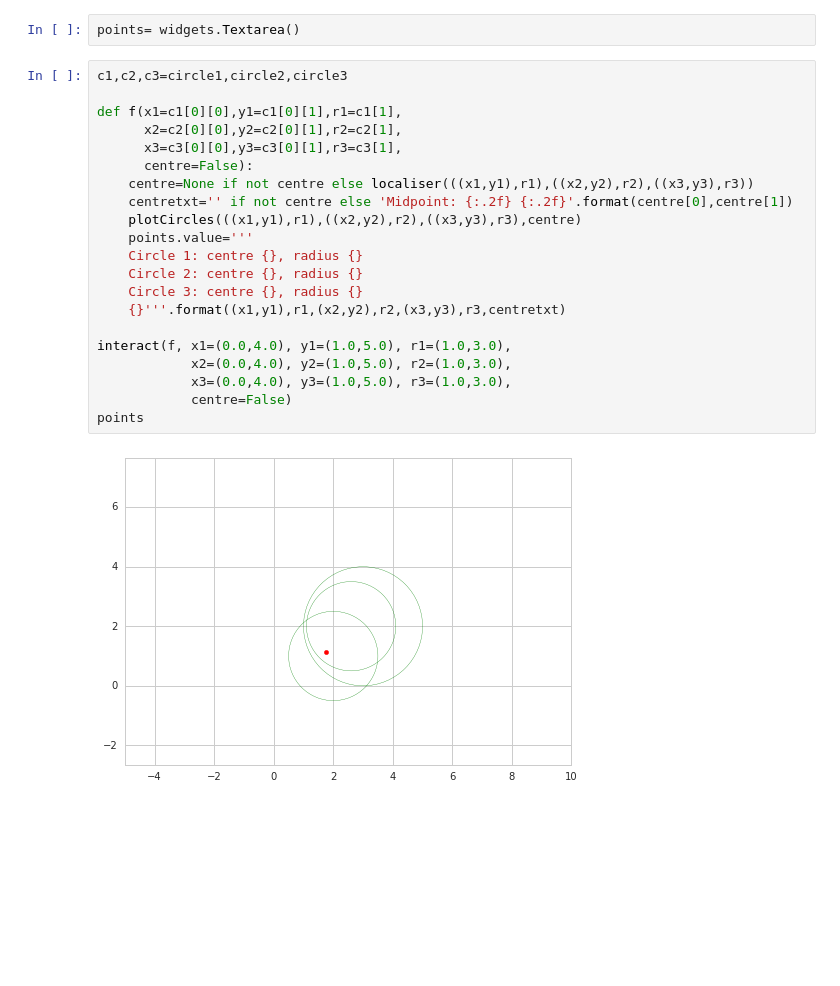
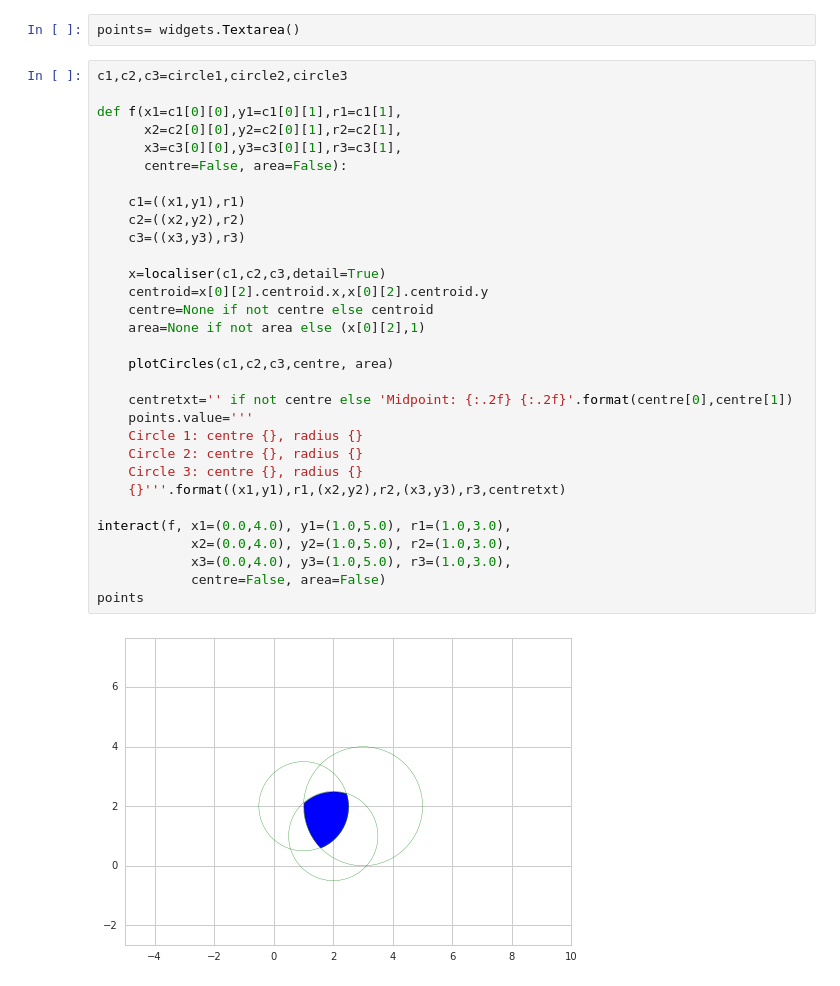
Before and after one commit to psychemedia/OU-TM11N, a Jupyter notebook: triangulation_trilateration.ipynb, the cells around one changed output. Cells and saved outputs as stored; diff of their text form; blank space fills up the shorter version.

```diff
--- a/triangulation_trilateration.ipynb
+++ b/triangulation_trilateration.ipynb
@@ -133,23 +128,33 @@ points= widgets.Textarea()
 # %%
 c1,c2,c3=circle1,circle2,circle3
 
 def f(x1=c1[0][0],y1=c1[0][1],r1=c1[1],
       x2=c2[0][0],y2=c2[0][1],r2=c2[1],
       x3=c3[0][0],y3=c3[0][1],r3=c3[1],
-      centre=False):
-    centre=None if not centre else localiser(((x1,y1),r1),((x2,y2),r2),((x3,y3),r3))
+      centre=False, area=False):
+
+    c1=((x1,y1),r1)
+    c2=((x2,y2),r2)
+    c3=((x3,y3),r3)
+
+    x=localiser(c1,c2,c3,detail=True)
+    centroid=x[0][2].centroid.x,x[0][2].centroid.y
+    centre=None if not centre else centroid
+    area=None if not area else (x[0][2],1)
+
+    plotCircles(c1,c2,c3,centre, area)
+
     centretxt='' if not centre else 'Midpoint: {:.2f} {:.2f}'.format(centre[0],centre[1])
-    plotCircles(((x1,y1),r1),((x2,y2),r2),((x3,y3),r3),centre)
     points.value='''
     Circle 1: centre {}, radius {}
     Circle 2: centre {}, radius {}
     Circle 3: centre {}, radius {}
     {}'''.format((x1,y1),r1,(x2,y2),r2,(x3,y3),r3,centretxt)
 
 interact(f, x1=(0.0,4.0), y1=(1.0,5.0), r1=(1.0,3.0),
             x2=(0.0,4.0), y2=(1.0,5.0), r2=(1.0,3.0),
             x3=(0.0,4.0), y3=(1.0,5.0), r3=(1.0,3.0),
-            centre=False)
+            centre=False, area=False)
 points
 # %% [output]
-[figure, old version]
+[figure, new version]
```
Also changed, not shown: parts of 2 cells of this notebook.
